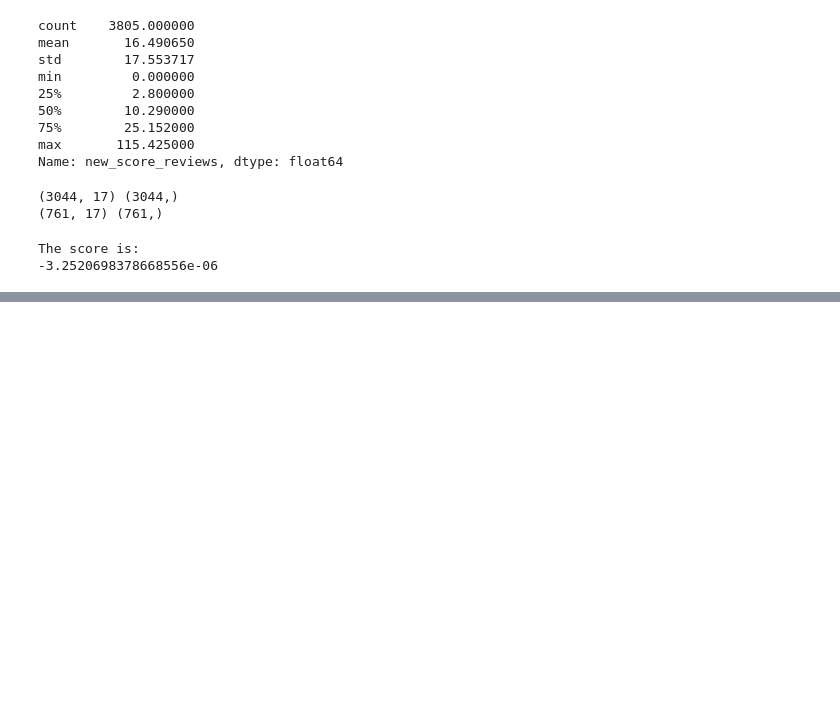
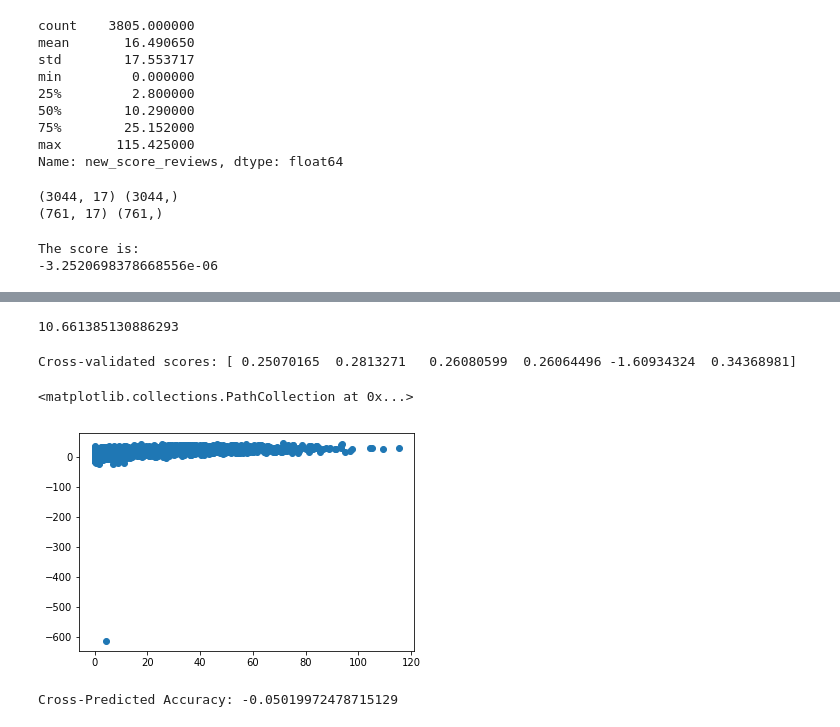
Before and after one commit to tonyman316/Become_a_Top_Airbnb_Earner, a Jupyter notebook: seattle_airbnb_top_earner.ipynb, the cells around one changed output, grey strips where cells are left out. Drawn from its saved outputs; the diff is of its cells as text; code cells hidden in the pictures; blank space fills up the shorter version.

```diff
--- a/seattle_airbnb_top_earner.ipynb
+++ b/seattle_airbnb_top_earner.ipynb
@@ -284,7 +284,7 @@ max       115.425000
 Name: new_score_reviews, dtype: float64
 # %%
 # split training and testing set. Training = 80%. Testing = 20%
-X_train, X_test, y_train, y_test = train_test_split(X, y, test_size=0.2, random_state=0)
+X_train, X_test, y_train_bm, y_test_bm = train_test_split(X, y, test_size=0.2, random_state=0)
 print(X_train.shape, y_train.shape)
 print(X_test.shape, y_test.shape)
 # %% [output]
@@ -316,8 +316,12 @@ The score is:
 # %%
 # Linear Regression
 from sklearn import linear_model
+from sklearn.metrics import mean_squared_error, r2_score
 lm = linear_model.LinearRegression()
-model = lm.fit(X_train, y_train)
-predictions = lm.predict(X_test)
-print(model.score(X_test, y_test))
+lin_model = lm.fit(X_train, y_train)
+y_pred = lm.predict(X_test)
+
+plt.scatter(y_test, y_pred)
+plt.xlabel("True Values")
+plt.ylabel("Predictions")
 # %% [output]
@@ -338,0 +351,29 @@ ValueError: continuous is not supported
+# %%
+from sklearn.metrics import mean_absolute_error
+mae_test = mean_absolute_error(y_pred, y_test)
+print(mae_test)
+# %% [output]
+10.661385130886293
+# %%
+# Perform 6-fold cross validation
+from sklearn.model_selection import cross_validate, cross_val_predict
+from sklearn import metrics
+
+scores = cross_val_score(lin_model, X, y, cv=6)
+print("Cross-validated scores:", scores)
+
+# As you can see, the last fold improved the score of the original model — from 0.322 to 0.343
+# %% [output]
+Cross-validated scores: [ 0.25070165  0.2813271   0.26080599  0.26064496 -1.60934324  0.34368981]
+# %%
+# Make cross validated predictions
+predictions = cross_val_predict(lin_model, X, y, cv=6)
+plt.scatter(y, predictions)
+# %% [output]
+<matplotlib.collections.PathCollection at 0x...>
+[figure, added]
+# %%
+accuracy = metrics.r2_score(y, predictions)
+print("Cross-Predicted Accuracy:", accuracy)
+# %% [output]
+Cross-Predicted Accuracy: -0.05019972478715129
```
Also changed, not shown: parts of 5 cells of this notebook.
